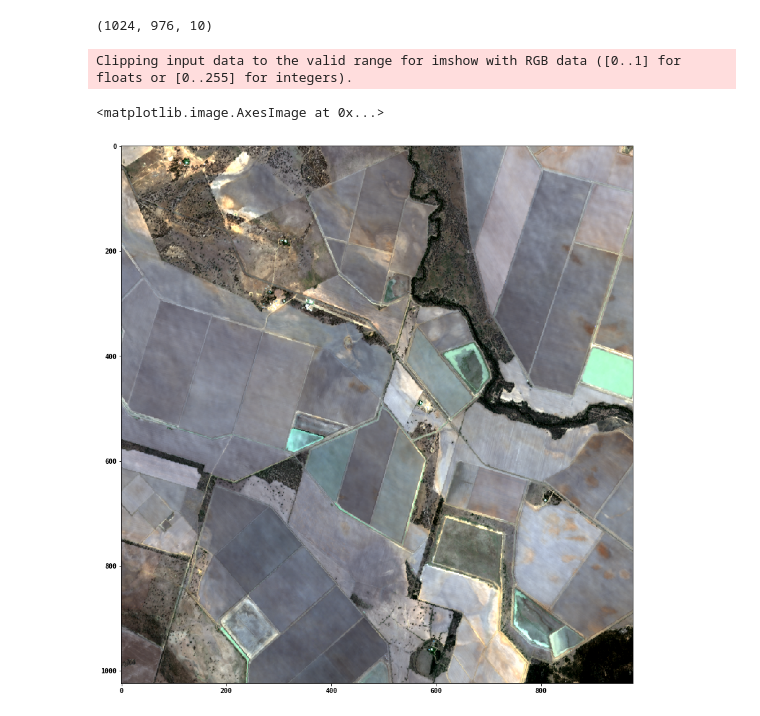
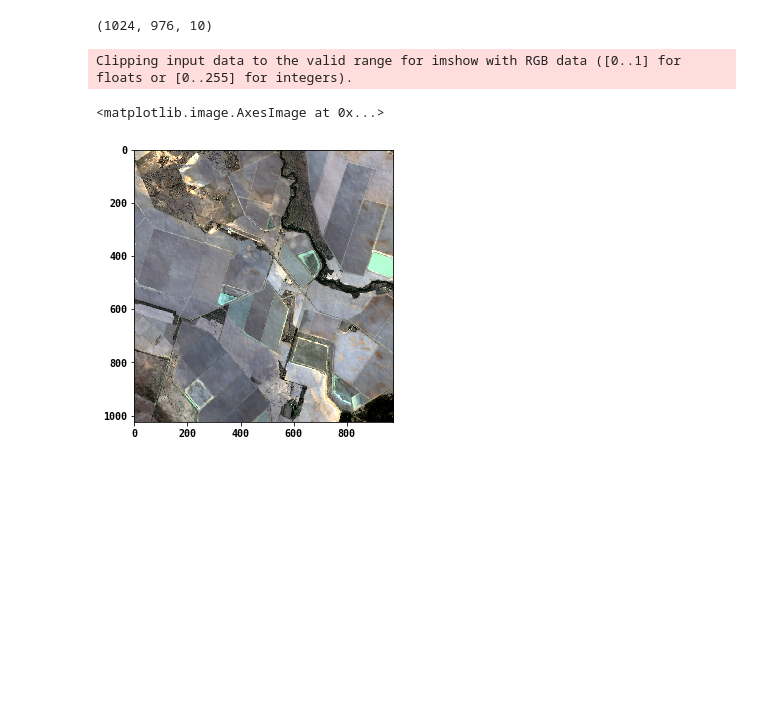
Before and after one commit to daleroberts/hdstats, a Jupyter notebook: docs/geomedian.ipynb, the cells around one changed output. Drawn from its saved outputs; the diff is of its cells as text; code cells hidden in the pictures; blank space fills up the shorter version.

```diff
--- a/docs/geomedian.ipynb
+++ b/docs/geomedian.ipynb
@@ -22,16 +26,16 @@ gm.shape
 # %%
 img = gm[:,:,[2,1,0]].copy()
 for i in range(img.shape[-1]):
     dd=img[:,:,i]
     mu = np.mean(dd)
     sd = np.std(dd)
     pl, pu = mu - 3*sd, mu + 3*sd
     dd[dd<pl], dd[dd>pu] = pl, pu
     dd -= pl
     dd /= (pu - pl)
-plt.figure(figsize=(15,15))
+plt.figure(figsize=(5,5))
 plt.imshow(img)
 # %% [output]
 Clipping input data to the valid range for imshow with RGB data ([0..1] for floats or [0..255] for integers).
 <matplotlib.image.AxesImage at 0x...>
-[figure, old version]
+[figure, new version]
```
Also changed, not shown: parts of 1 cell of this notebook, 3 other files.
